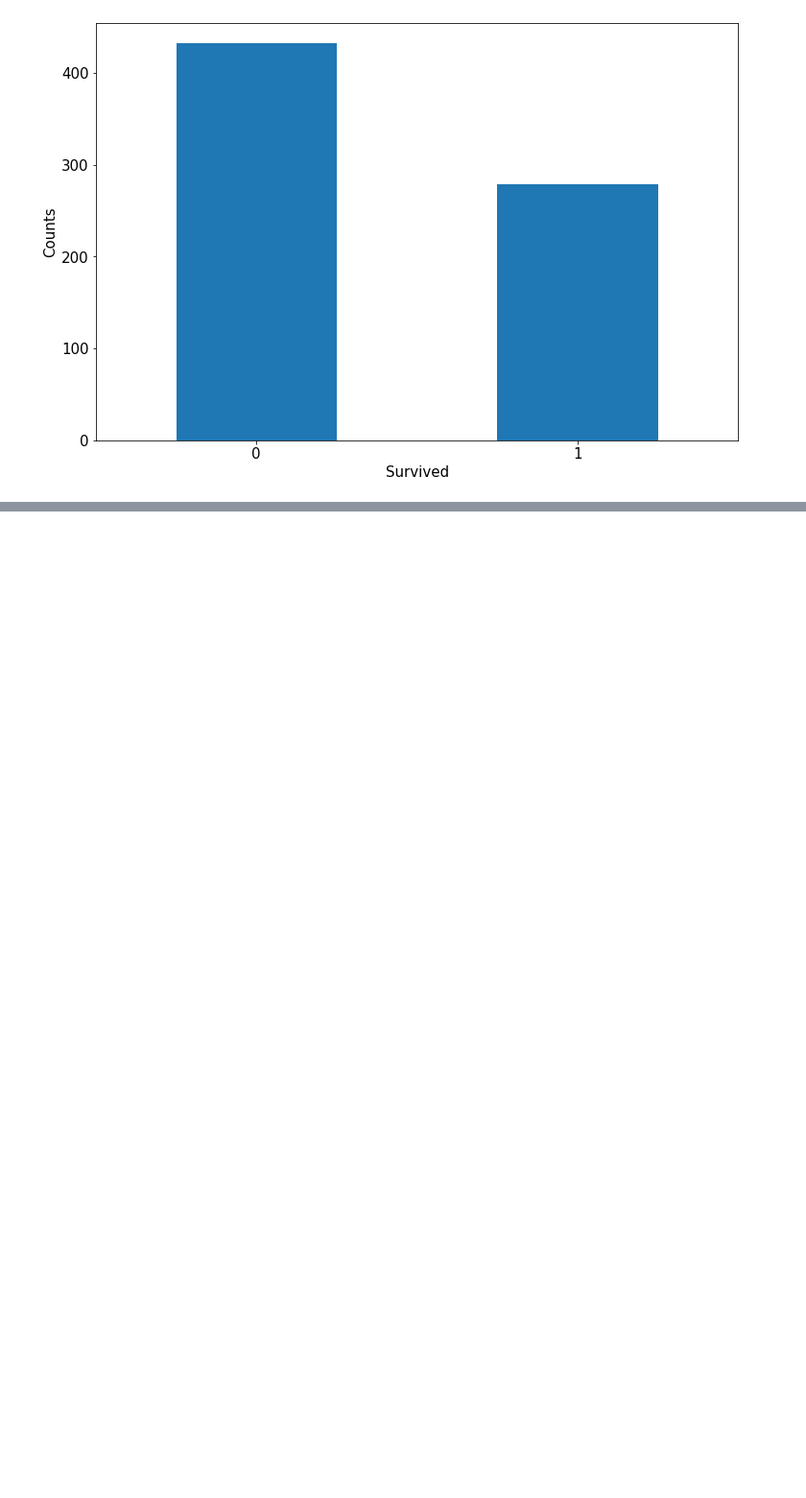
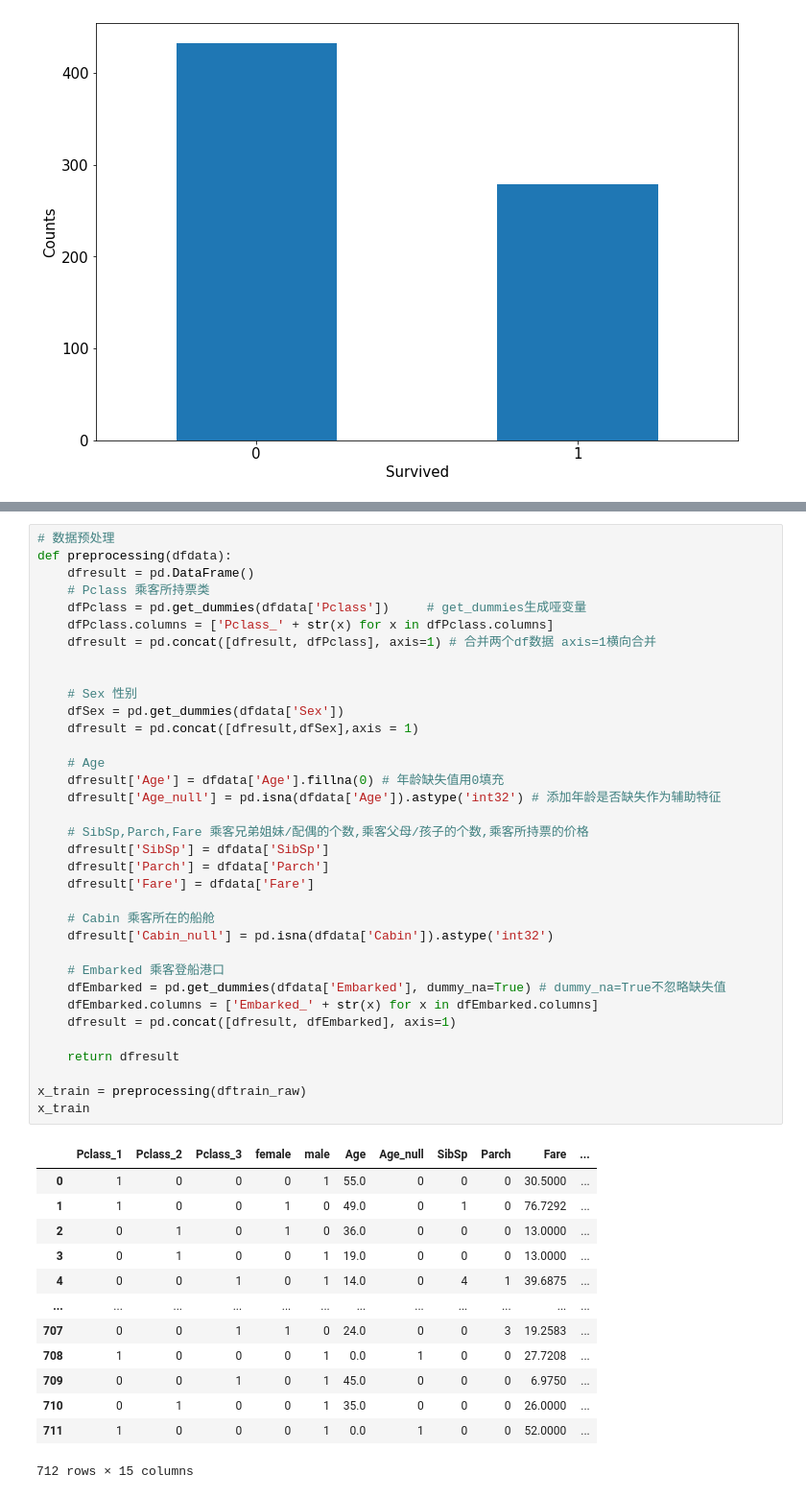
Before and after one commit to MenggeChai-may/learn_torch, a Jupyter notebook: test2020/test1016.1.ipynb, the cells around one changed output, grey strips where cells are left out. Shown: that part at 96% size. Cells and saved outputs as stored; diff of their text form; blank space fills up the shorter version.

```diff
--- a/test2020/test1016.1.ipynb
+++ b/test2020/test1016.1.ipynb
@@ -77,0 +78,49 @@ plt.show()
+# %%
+# 数据预处理
+def preprocessing(dfdata):
+    dfresult = pd.DataFrame()
+    # Pclass 乘客所持票类
+    dfPclass = pd.get_dummies(dfdata['Pclass'])     # get_dummies生成哑变量
+    dfPclass.columns = ['Pclass_' + str(x) for x in dfPclass.columns]
+    dfresult = pd.concat([dfresult, dfPclass], axis=1) # 合并两个df数据 axis=1横向合并
+
+
+    # Sex 性别
+    dfSex = pd.get_dummies(dfdata['Sex'])
+    dfresult = pd.concat([dfresult,dfSex],axis = 1)
+
+    # Age
+    dfresult['Age'] = dfdata['Age'].fillna(0) # 年龄缺失值用0填充
+    dfresult['Age_null'] = pd.isna(dfdata['Age']).astype('int32') # 添加年龄是否缺失作为辅助特征
+
+    # SibSp,Parch,Fare 乘客兄弟姐妹/配偶的个数,乘客父母/孩子的个数,乘客所持票的价格
+    dfresult['SibSp'] = dfdata['SibSp']
+    dfresult['Parch'] = dfdata['Parch']
+    dfresult['Fare'] = dfdata['Fare']
+
+    # Cabin 乘客所在的船舱
+    dfresult['Cabin_null'] = pd.isna(dfdata['Cabin']).astype('int32')
+
+    # Embarked 乘客登船港口
+    dfEmbarked = pd.get_dummies(dfdata['Embarked'], dummy_na=True) # dummy_na=True不忽略缺失值
+    dfEmbarked.columns = ['Embarked_' + str(x) for x in dfEmbarked.columns]
+    dfresult = pd.concat([dfresult, dfEmbarked], axis=1)
+
+    return dfresult
+
+x_train = preprocessing(dftrain_raw)
+x_train
+# %% [output]
+|  | Pclass_1 | Pclass_2 | Pclass_3 | female | male | Age | Age_null | SibSp | Parch | Fare | ... |
+| 0 | 1 | 0 | 0 | 0 | 1 | 55.0 | 0 | 0 | 0 | 30.5000 | ... |
+| 1 | 1 | 0 | 0 | 1 | 0 | 49.0 | 0 | 1 | 0 | 76.7292 | ... |
+| 2 | 0 | 1 | 0 | 1 | 0 | 36.0 | 0 | 0 | 0 | 13.0000 | ... |
+| 3 | 0 | 1 | 0 | 0 | 1 | 19.0 | 0 | 0 | 0 | 13.0000 | ... |
+| 4 | 0 | 0 | 1 | 0 | 1 | 14.0 | 0 | 4 | 1 | 39.6875 | ... |
+| ... | ... | ... | ... | ... | ... | ... | ... | ... | ... | ... | ... |
+| 707 | 0 | 0 | 1 | 1 | 0 | 24.0 | 0 | 0 | 3 | 19.2583 | ... |
+| 708 | 1 | 0 | 0 | 0 | 1 | 0.0 | 1 | 0 | 0 | 27.7208 | ... |
+| 709 | 0 | 0 | 1 | 0 | 1 | 45.0 | 0 | 0 | 0 | 6.9750 | ... |
+| 710 | 0 | 1 | 0 | 0 | 1 | 35.0 | 0 | 0 | 0 | 26.0000 | ... |
+| 711 | 1 | 0 | 0 | 0 | 1 | 0.0 | 1 | 0 | 0 | 52.0000 | ... |
+712 rows × 15 columns
```
Also changed, not shown: parts of 4 cells of this notebook.
